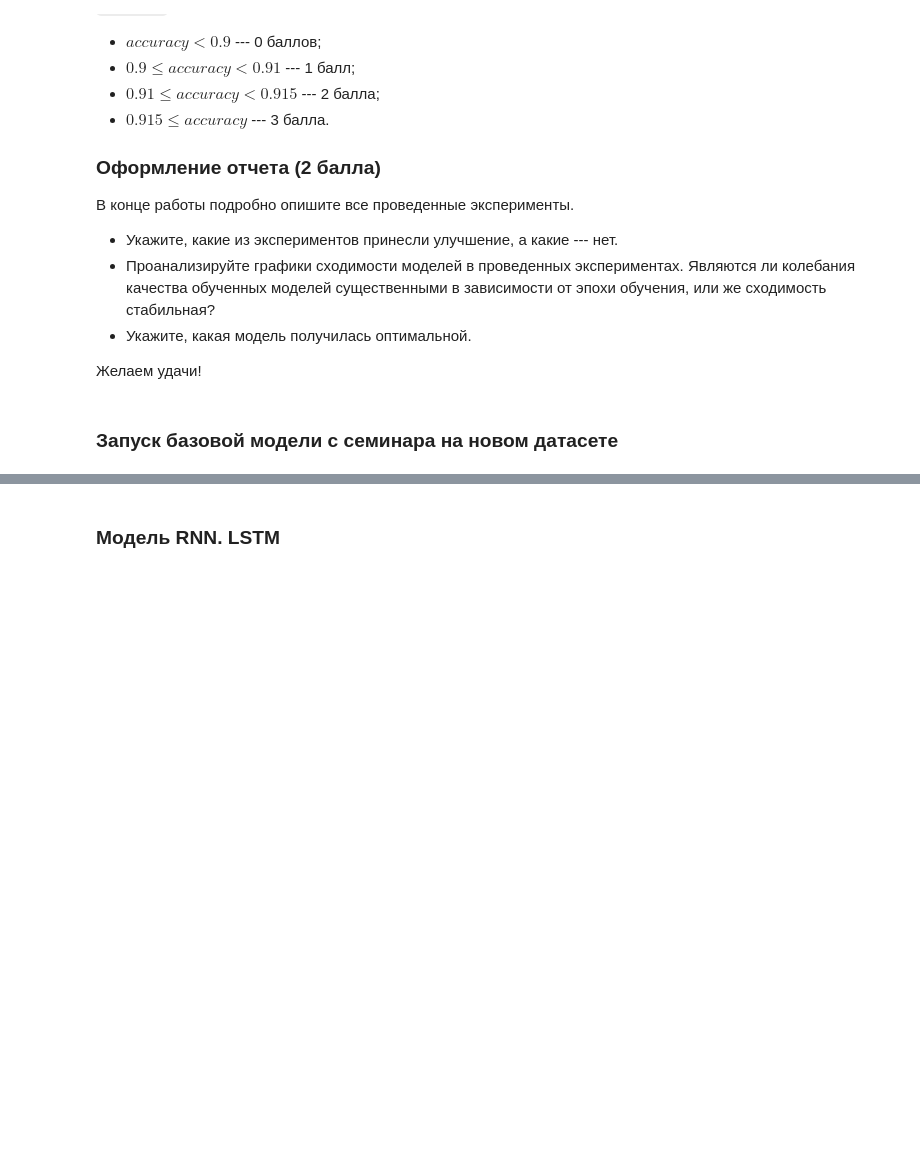
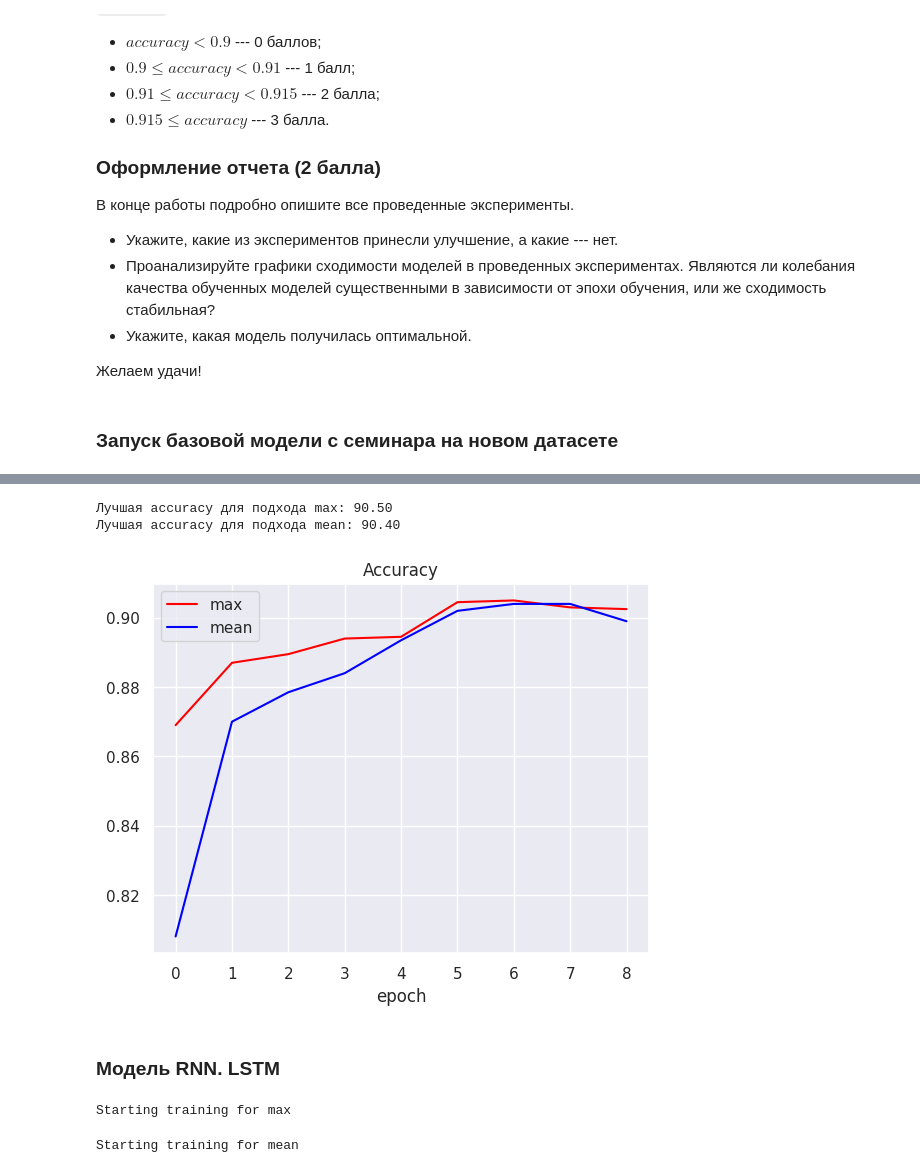
Before and after one commit to andrey-malofeykin/dls-2025, a Jupyter notebook: homeworks/002/hw_text_classification.ipynb, the cells around one changed output, grey strips where cells are left out. Drawn from its saved outputs; the diff is of its cells as text; code cells hidden in the pictures; blank space fills up the shorter version.

```diff
--- a/homeworks/002/hw_text_classification.ipynb
+++ b/homeworks/002/hw_text_classification.ipynb
@@ -232,3 +284,13 @@ eval_dataloader = DataLoader(
+# %%
+def print_acc(acc):
+    for (name, values), color in zip(acc.items(), ['red', 'blue']):
+        plt.plot(np.arange(len(acc[name][1:])), acc[name][1:], color=color, label=name)
+        print(f"Лучшая accuracy для подхода {name}: {(max(acc[name]) * 100):.2f}")
+
+    plt.title('Accuracy')
+    plt.xlabel("epoch")
+    plt.legend()
+    plt.show()
 # %% [markdown]
 ### Запуск базовой модели с семинара на новом датасете
 # %%
@@ -360,3 +373,9 @@ plt.show()
+# %%
+print_acc(acc_type)
+# %% [output]
+Лучшая accuracy для подхода max: 90.50
+Лучшая accuracy для подхода mean: 90.40
+[figure, added]
 # %% [markdown]
 ### Модель RNN. LSTM
 # %%
@@ -421,3 +440,13 @@ class CharLMLSTM(nn.Module):
         prediction = self.projection(self.non_lin(output))
 
         return prediction
+# %%
+losses_lstm, acc_lstm =  engine(
+    5,
+    train_dataloader,
+    eval_dataloader,
+    lambda aggregation_type: CharLSTM(hidden_dim=256, vocab_size=len(word2ind), num_classes=4, aggregation_type=aggregation_type)
+)
+# %% [output]
+Starting training for max
+Starting training for mean
```
Also changed, not shown: parts of 13 cells of this notebook.
